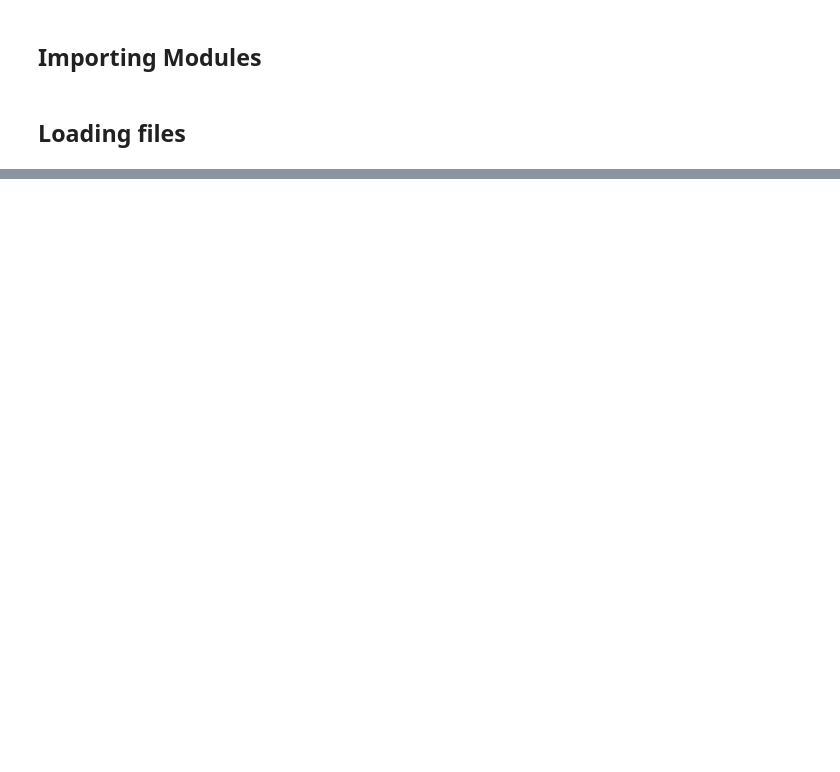
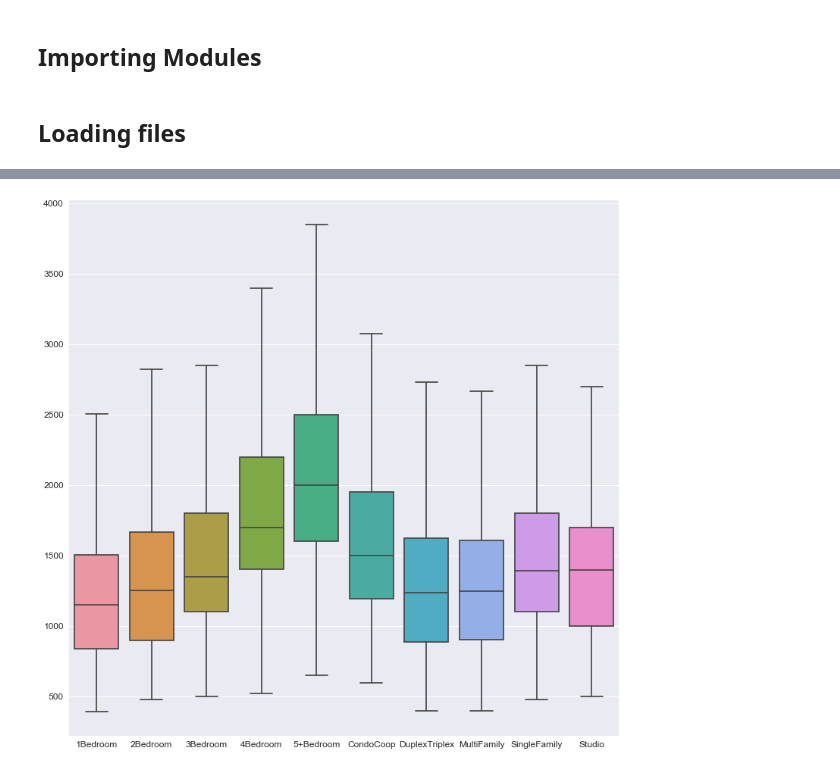
Before and after one commit to dannylo1992/zillow_data, a Jupyter notebook: zillow_housing_data-Copy1.ipynb, the cells around one changed output, grey strips where cells are left out. Cells and saved outputs as stored; diff of their text form; code cells hidden in the pictures; blank space fills up the shorter version.

```diff
--- a/zillow_housing_data-Copy1.ipynb
+++ b/zillow_housing_data-Copy1.ipynb
@@ -254,0 +113,18 @@ Text(0.5,1,'State with the highest recovery')
+# %%
+df_city_boxplot_rental = df_city2.drop(['MedianRentalPrice_AllHomes'],axis=1)
+df_city_boxplot2 = df_city_boxplot_rental.rename(index=str, columns={"MedianRentalPrice_1Bedroom":"1Bedroom",
+ 'MedianRentalPrice_2Bedroom':'2Bedroom',
+ 'MedianRentalPrice_3Bedroom':'3Bedroom',
+ 'MedianRentalPrice_4Bedroom':'4Bedroom',
+ 'MedianRentalPrice_5BedroomOrMore':'5+Bedroom',
+ 'MedianRentalPrice_SingleFamilyResidence':'SingleFamily',
+ 'MedianRentalPrice_CondoCoop':'CondoCoop',
+ 'MedianRentalPrice_DuplexTriplex':'DuplexTriplex',
+ 'MedianRentalPrice_MultiFamilyResidence5PlusUnits':'MultiFamily',
+ 'MedianRentalPrice_SingleFamilyResidence':'SingleFamily',
+ 'MedianRentalPrice_Studio':'Studio'})
+# %%
+sns.set(rc={'figure.figsize':(13,13)},font_scale=1.2)
+ax = sns.boxplot(data=df_city_boxplot2,fliersize=5, showfliers=False)
+# %% [output]
+[figure, added]
```
Also changed, not shown: parts of 74 cells of this notebook.
